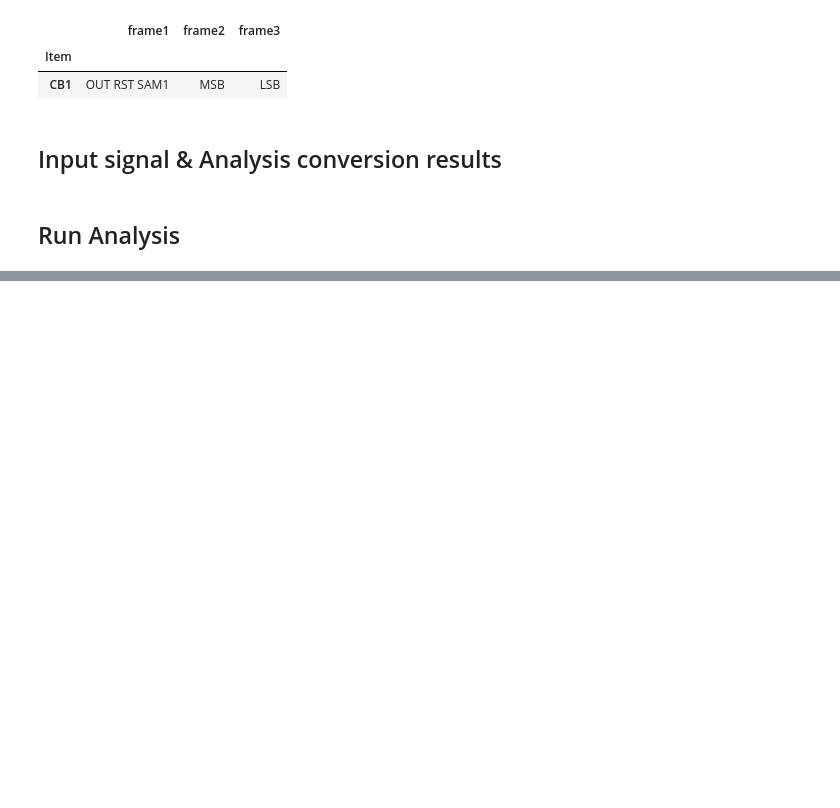
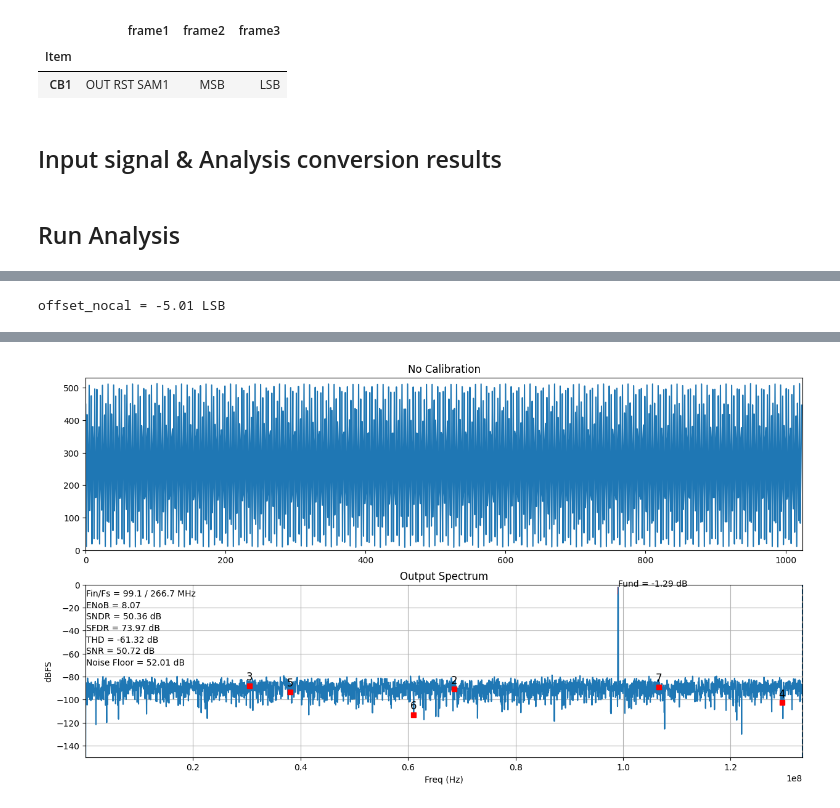
Before and after one commit to lin-k23/RISCA, a Jupyter notebook: simulator1.ipynb, the cells around one changed output, grey strips where cells are left out. Cells and saved outputs as stored; diff of their text form; code cells hidden in the pictures; blank space fills up the shorter version.

```diff
--- a/simulator1.ipynb
+++ b/simulator1.ipynb
@@ -82,8 +83,6 @@ da = RISCA_core(mdl, pr, v_in_p, v_in_n)
 # %% [markdown]
 ## Run Analysis
 # %%
-import matplotlib.pyplot as plt
-plt.rcParams['font.family'] = 'Arial'
 test = AnalyserSar(da, pr)
 test.no_calibration()
 # %% [output]
@@ -90,0 +97 @@ NameError: name 'da' is not defined
+offset_nocal = -5.01 LSB
@@ -90,0 +115 @@ NameError: name 'da' is not defined
+[figure, added]
```
Also changed, not shown: parts of 3 cells of this notebook.
